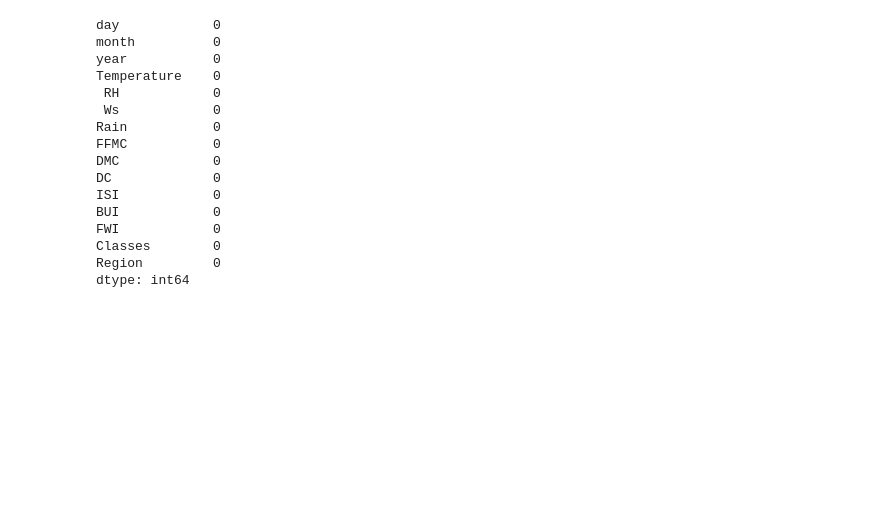
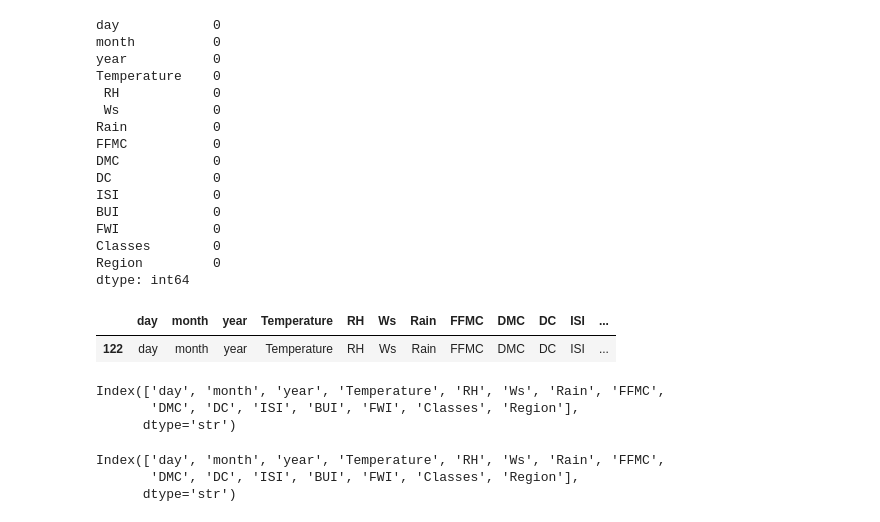
Before and after one commit to manishparihar3618/data-science, a Jupyter notebook: 04_Machine_learning/02_Ridge_Lasso_ElasticNet_Regression/EDA_algerian.ipynb, the cells around one changed output. Saved outputs shown, nothing was run; the diff lists cells and outputs as text; code cells hidden in the pictures; blank space fills up the shorter version.

```diff
--- a/04_Machine_learning/02_Ridge_Lasso_ElasticNet_Regression/EDA_algerian.ipynb
+++ b/04_Machine_learning/02_Ridge_Lasso_ElasticNet_Regression/EDA_algerian.ipynb
@@ -131,3 +164,8 @@ FWI            0
 Classes        0
 Region         0
 dtype: int64
+# %%
+df.iloc[[122]] # should drop this row
+# %% [output]
+|  | day | month | year | Temperature | RH | Ws | Rain | FFMC | DMC | DC | ISI | ... |
+| 122 | day | month | year | Temperature | RH | Ws | Rain | FFMC | DMC | DC | ISI | ... |
@@ -133,0 +174,15 @@ dtype: int64
+# %%
+df.columns
+#There ae spaces in column names like space after Classes
+# %% [output]
+Index(['day', 'month', 'year', 'Temperature', 'RH', 'Ws', 'Rain', 'FFMC',
+       'DMC', 'DC', 'ISI', 'BUI', 'FWI', 'Classes', 'Region'],
+      dtype='str')
+# %%
+## Fix spaces in columns names
+df.columns = df.columns.str.strip() #strip() method remove widespaces
+df.columns
+# %% [output]
+Index(['day', 'month', 'year', 'Temperature', 'RH', 'Ws', 'Rain', 'FFMC',
+       'DMC', 'DC', 'ISI', 'BUI', 'FWI', 'Classes', 'Region'],
+      dtype='str')
```
Also changed, not shown: parts of 19 cells of this notebook.
